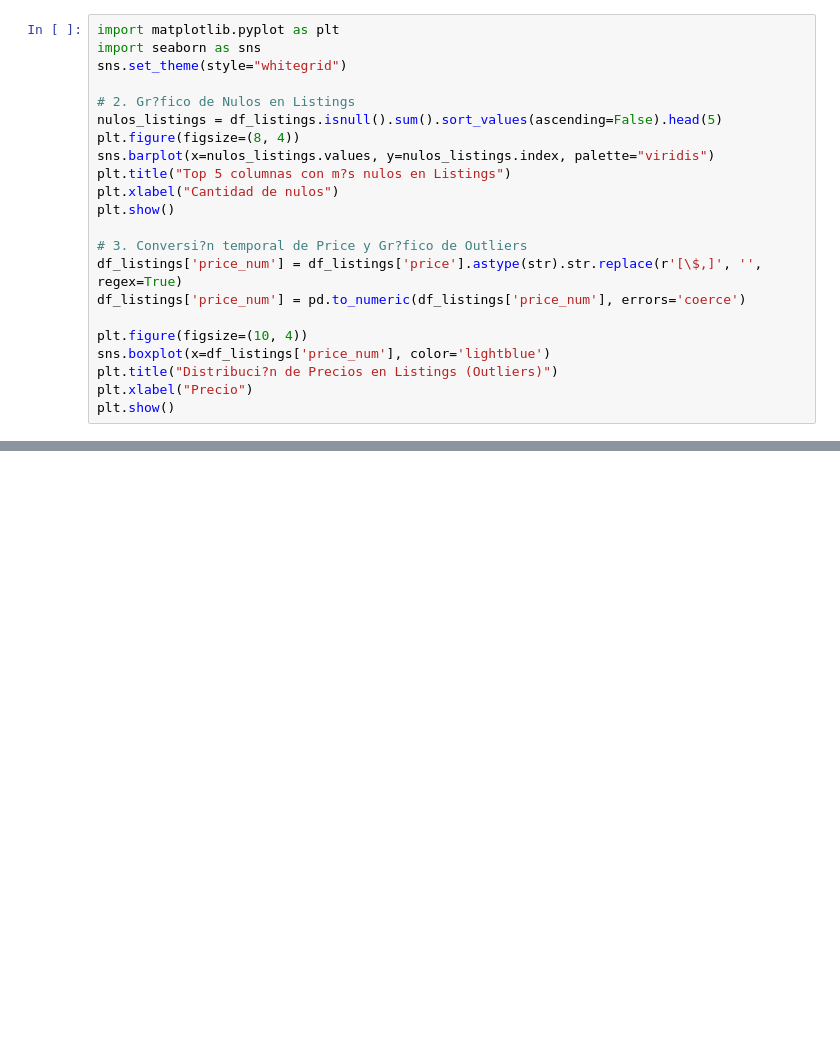
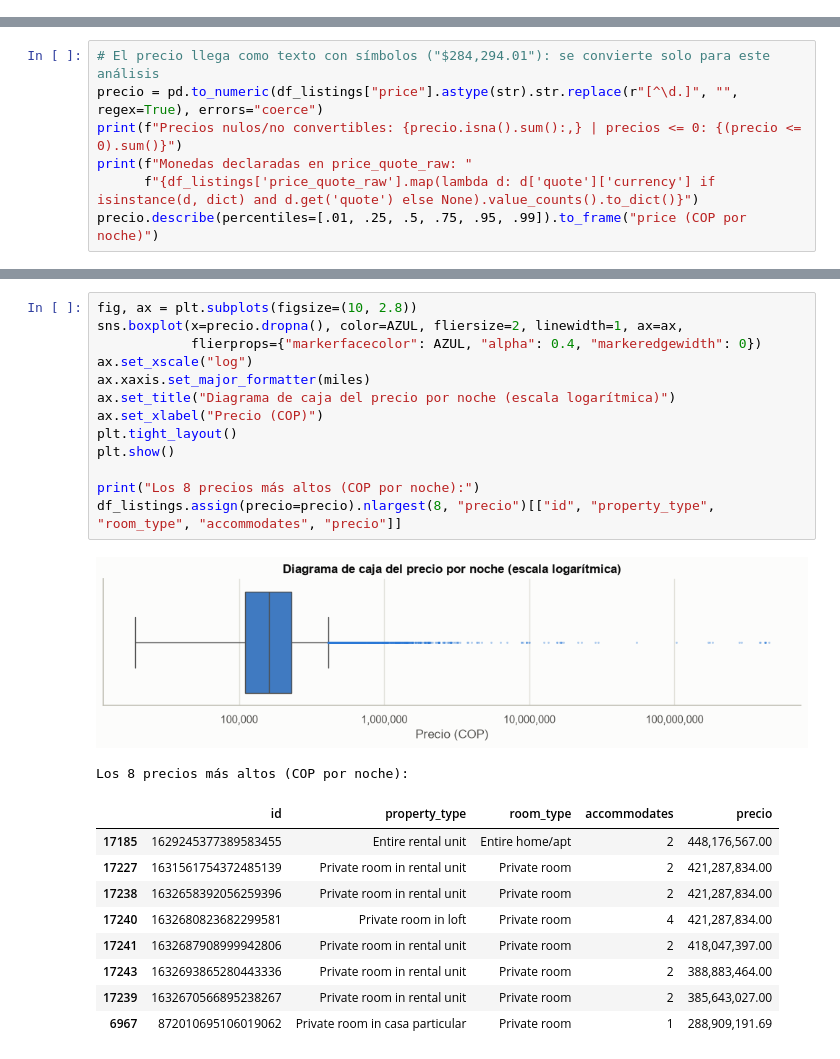
Before and after one commit to brayansr32/etl_airbnb, a Jupyter notebook: notebooks/exploracion_airbnb.ipynb, the cells around one changed output, grey strips where cells are left out. Cells and saved outputs as stored; diff of their text form; blank space fills up the shorter version.

```diff
--- a/notebooks/exploracion_airbnb.ipynb
+++ b/notebooks/exploracion_airbnb.ipynb
@@ -229,22 +0,0 @@ df_calendar.info()
-# %%
-import matplotlib.pyplot as plt
-import seaborn as sns
-sns.set_theme(style="whitegrid")
-
-# 2. Gr?fico de Nulos en Listings
-nulos_listings = df_listings.isnull().sum().sort_values(ascending=False).head(5)
-plt.figure(figsize=(8, 4))
-sns.barplot(x=nulos_listings.values, y=nulos_listings.index, palette="viridis")
-plt.title("Top 5 columnas con m?s nulos en Listings")
-plt.xlabel("Cantidad de nulos")
-plt.show()
-
-# 3. Conversi?n temporal de Price y Gr?fico de Outliers
-df_listings['price_num'] = df_listings['price'].astype(str).str.replace(r'[\$,]', '', regex=True)
-df_listings['price_num'] = pd.to_numeric(df_listings['price_num'], errors='coerce')
-
-plt.figure(figsize=(10, 4))
-sns.boxplot(x=df_listings['price_num'], color='lightblue')
-plt.title("Distribuci?n de Precios en Listings (Outliers)")
-plt.xlabel("Precio")
-plt.show()
@@ -263,0 +348,7 @@ plt.show()
+# %%
+# El precio llega como texto con símbolos ("$284,294.01"): se convierte solo para este análisis
+precio = pd.to_numeric(df_listings["price"].astype(str).str.replace(r"[^\d.]", "", regex=True), errors="coerce")
+print(f"Precios nulos/no convertibles: {precio.isna().sum():,} | precios <= 0: {(precio <= 0).sum()}")
+print(f"Monedas declaradas en price_quote_raw: "
+      f"{df_listings['price_quote_raw'].map(lambda d: d['quote']['currency'] if isinstance(d, dict) and d.get('quote') else None).value_counts().to_dict()}")
+precio.describe(percentiles=[.01, .25, .5, .75, .95, .99]).to_frame("price (COP por noche)")
@@ -263,0 +418,25 @@ plt.show()
+# %%
+fig, ax = plt.subplots(figsize=(10, 2.8))
+sns.boxplot(x=precio.dropna(), color=AZUL, fliersize=2, linewidth=1, ax=ax,
+            flierprops={"markerfacecolor": AZUL, "alpha": 0.4, "markeredgewidth": 0})
+ax.set_xscale("log")
+ax.xaxis.set_major_formatter(miles)
+ax.set_title("Diagrama de caja del precio por noche (escala logarítmica)")
+ax.set_xlabel("Precio (COP)")
+plt.tight_layout()
+plt.show()
+
+print("Los 8 precios más altos (COP por noche):")
+df_listings.assign(precio=precio).nlargest(8, "precio")[["id", "property_type", "room_type", "accommodates", "precio"]]
+# %% [output]
+[figure, added]
+Los 8 precios más altos (COP por noche):
+|  | id | property_type | room_type | accommodates | precio |
+| 17185 | 1629245377389583455 | Entire rental unit | Entire home/apt | 2 | 448,176,567.00 |
+| 17227 | 1631561754372485139 | Private room in rental unit | Private room | 2 | 421,287,834.00 |
+| 17238 | 1632658392056259396 | Private room in rental unit | Private room | 2 | 421,287,834.00 |
+| 17240 | 1632680823682299581 | Private room in loft | Private room | 4 | 421,287,834.00 |
+| 17241 | 1632687908999942806 | Private room in rental unit | Private room | 2 | 418,047,397.00 |
+| 17243 | 1632693865280443336 | Private room in rental unit | Private room | 2 | 388,883,464.00 |
+| 17239 | 1632670566895238267 | Private room in rental unit | Private room | 2 | 385,643,027.00 |
+| 6967 | 872010695106019062 | Private room in casa particular | Private room | 1 | 288,909,191.69 |
```
Also changed, not shown: parts of 70 cells of this notebook, 10 other files.
